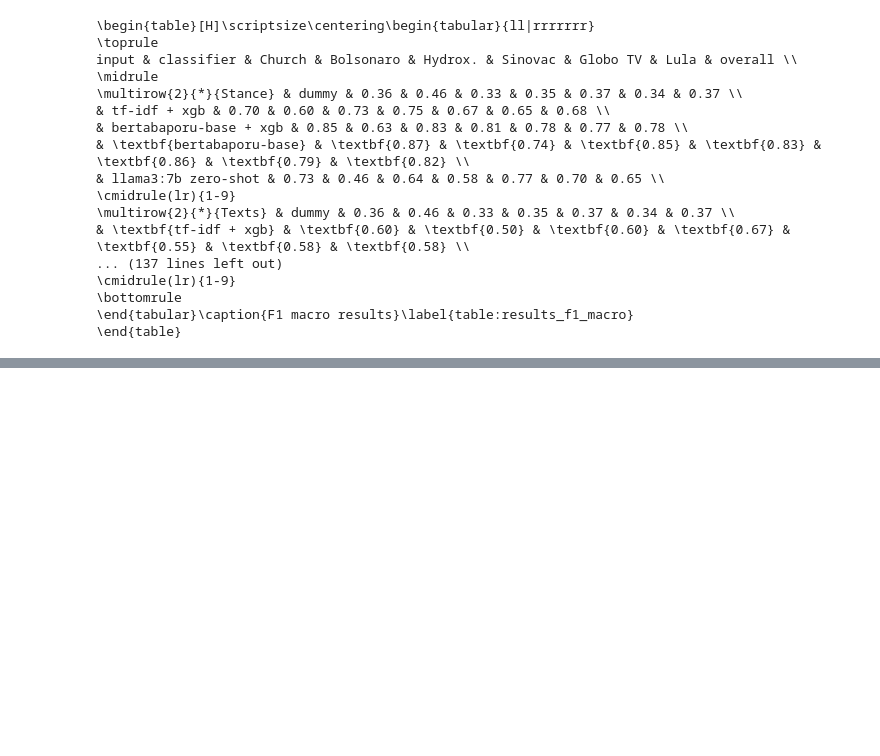
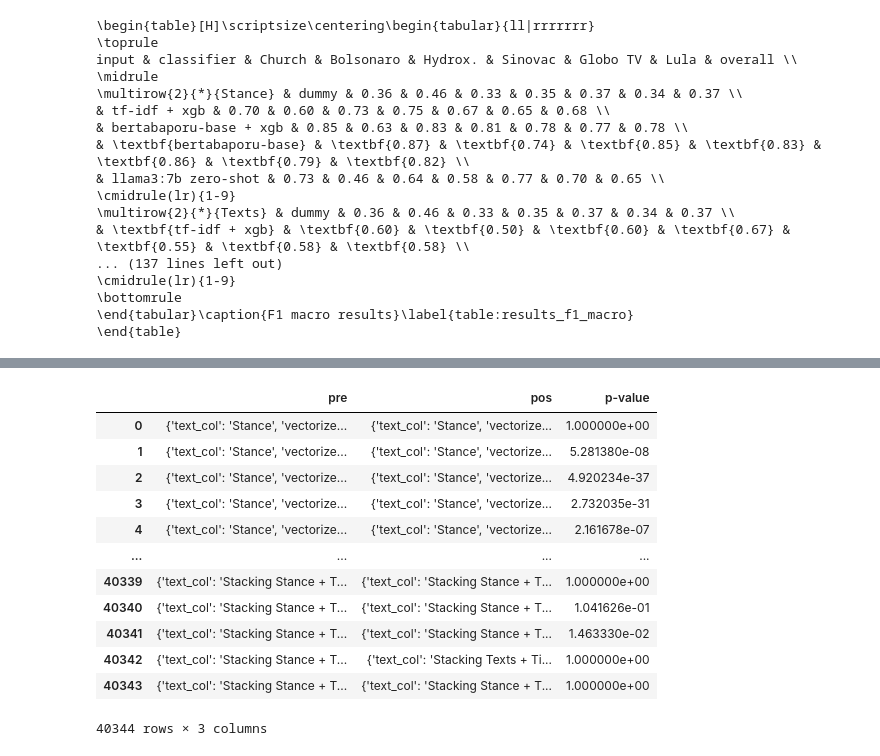
Before and after one commit to semcovici/stance-prediction-UstanceBR, a Jupyter notebook: notebooks/3.results_analysis.ipynb, the cells around one changed output, grey strips where cells are left out. Cells and saved outputs as stored; diff of their text form; code cells hidden in the pictures; blank space fills up the shorter version.

```diff
--- a/notebooks/3.results_analysis.ipynb
+++ b/notebooks/3.results_analysis.ipynb
@@ -564,0 +613,39 @@ input & classifier & Church & Bolsonaro & Hydrox. & Sinovac & Globo TV & Lula &
+# %%
+import pandas as pd
+from joblib import Parallel, delayed
+from joblib_progress import joblib_progress
+
+# Assuming 'dict_hits' and 'main_mcnemar' are already defined
+
+# Flatten the nested loops into a list of (pre_exp, pos_exp) pairs
+pairs = [
+    (pre_exp, pos_exp)
+    for target, list_exp_target in dict_hits.items()
+    for pre_exp in list_exp_target
+    for pos_exp in list_exp_target
+]
+
+# Define a helper function to compute the McNemar test and return a dictionary
+def compute_mcnemar_row(pre_exp, pos_exp):
+    p_value = main_mcnemar(
+        pre=pre_exp['df']['hit'],
+        pos=pos_exp['df']['hit']
+    )
+    return {
+        'pre': pre_exp['exp_name'],
+        'pos': pos_exp['exp_name'],
+        'p-value': p_value
+    }
+
+# Use joblib_progress to display a progress bar during parallel execution
+with joblib_progress(total=len(pairs)):
+    list_rows = Parallel(n_jobs=-1)(
+        delayed(compute_mcnemar_row)(pre, pos)
+        for pre, pos in pairs
+    )
+
+# Create a DataFrame from the results
+df_mcnemar = pd.DataFrame(list_rows)
+
+# Display the DataFrame
+print(df_mcnemar)
@@ -564,0 +673,16 @@ input & classifier & Church & Bolsonaro & Hydrox. & Sinovac & Globo TV & Lula &
+# %%
+df_mcnemar
+# %% [output]
+|  | pre | pos | p-value |
+| 0 | {'text_col': 'Stance', 'vectorize... | {'text_col': 'Stance', 'vectorize... | 1.000000e+00 |
+| 1 | {'text_col': 'Stance', 'vectorize... | {'text_col': 'Stance', 'vectorize... | 5.281380e-08 |
+| 2 | {'text_col': 'Stance', 'vectorize... | {'text_col': 'Stance', 'vectorize... | 4.920234e-37 |
+| 3 | {'text_col': 'Stance', 'vectorize... | {'text_col': 'Stance', 'vectorize... | 2.732035e-31 |
+| 4 | {'text_col': 'Stance', 'vectorize... | {'text_col': 'Stance', 'vectorize... | 2.161678e-07 |
+| ... | ... | ... | ... |
+| 40339 | {'text_col': 'Stacking Stance + T... | {'text_col': 'Stacking Stance + T... | 1.000000e+00 |
+| 40340 | {'text_col': 'Stacking Stance + T... | {'text_col': 'Stacking Stance + T... | 1.041626e-01 |
+| 40341 | {'text_col': 'Stacking Stance + T... | {'text_col': 'Stacking Stance + T... | 1.463330e-02 |
+| 40342 | {'text_col': 'Stacking Stance + T... | {'text_col': 'Stacking Texts + Ti... | 1.000000e+00 |
+| 40343 | {'text_col': 'Stacking Stance + T... | {'text_col': 'Stacking Stance + T... | 1.000000e+00 |
+40344 rows × 3 columns
```
Also changed, not shown: parts of 18 cells of this notebook, 3 other files.
